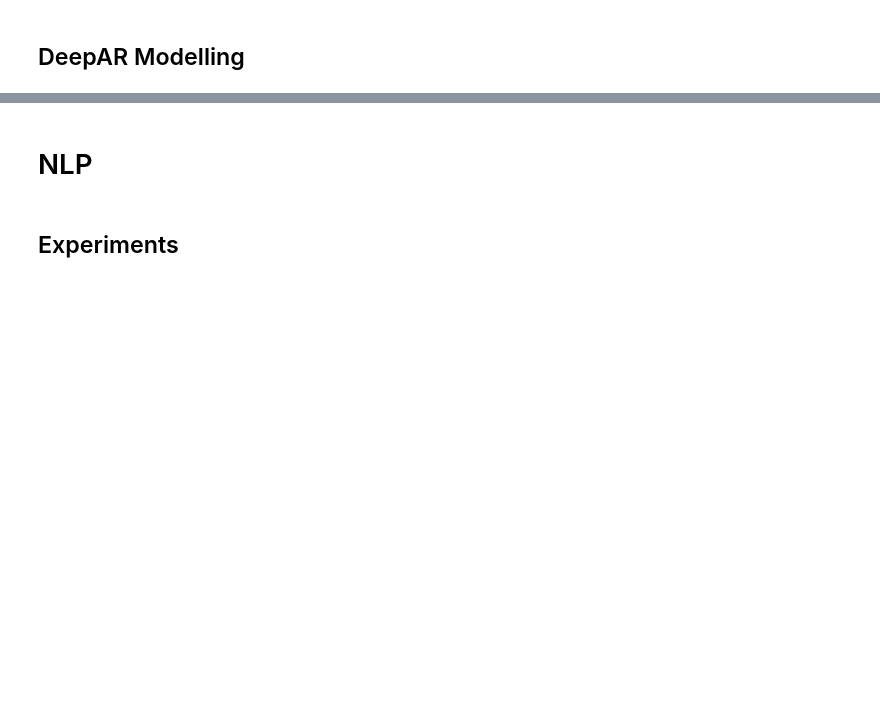
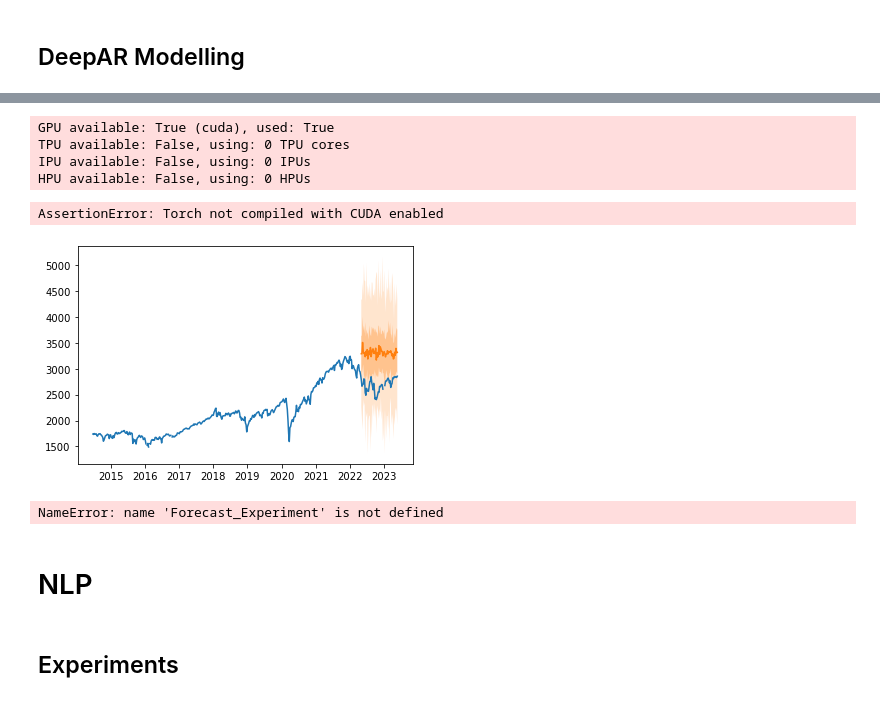
Before and after one commit to jhb300/project_submission_hai_performer, a Jupyter notebook: modelling/modelling_experimentation.ipynb, the cells around one changed output, grey strips where cells are left out. Drawn from its saved outputs; the diff is of its cells as text; code cells hidden in the pictures; blank space fills up the shorter version.

```diff
--- a/modelling/modelling_experimentation.ipynb
+++ b/modelling/modelling_experimentation.ipynb
@@ -15,10 +64,20 @@ from src.deepar_script import run_deepar_experiment
 # %%
+# Data specs
 input_paths = [
     "../data_engineering/financial_ts/indices.csv",
     "../data_engineering/financial_ts/ww_gdp.csv",
     "../data_engineering/timeseries_data/ts_dgelt_events.csv"
 ]
+target_col = 'ts_MSCI_World'
+with open('./config/past_rts_cols.json', 'r') as fp:
+    past_rts_col = json.load(fp)['version_1']
+
+# Model specs
 prediction_length=56
-num_layers=2
+num_layers=4
 hidden_size=40
-max_epochs = 400
+max_epochs = 1
+
+# Hardware specs
+accelerator = "gpu"
+devices = -1
@@ -30,3 +84,48 @@ df = run_deepar_experiment(input_paths)
+# %%
+forecasts, tss, agg_metrics = run_deepar_experiment(
+    input_paths=input_paths,
+    target_col=target_col,
+    past_rts_col=past_rts_col,
+    prediction_length=prediction_length,
+    num_layers=num_layers,
+    hidden_size=hidden_size,
+    max_epochs=max_epochs,
+    accelerator=accelerator,
+    devices=devices
+)
+# %% [output]
+GPU available: True (cuda), used: True
+TPU available: False, using: 0 TPU cores
+IPU available: False, using: 0 IPUs
+HPU available: False, using: 0 HPUs
+AssertionError: Torch not compiled with CUDA enabled
+# %%
+for ts, forecast in zip(tss, forecasts):
+    plt.plot(ts.to_timestamp())
+    forecast.plot()
+# %% [output]
+[figure, added]
+# %%
+experiment_config = Forecast_Experiment(
+    model = 'torch_deepar',
+    target = target_col,
+    past_rts_col = str(past_rts_col),
+    epochs = max_epochs,
+    prediction_length = prediction_length,
+    num_layers = num_layers,
+    hidden_size = hidden_size,
+    MASE = agg_metrics['MASE'],
+    MAPE = agg_metrics['MAPE'],
+    RMSE = agg_metrics['RMSE'],
+    wQL_10 = agg_metrics['wQuantileLoss[0.1]'],
+    wQL_50 = agg_metrics['wQuantileLoss[0.5]'],
+    wQL_90 = agg_metrics['wQuantileLoss[0.9]'],
+    avg_wQL = agg_metrics['mean_wQuantileLoss']
+)
+session.add(experiment_config)
+session.commit()
+# %% [output]
+NameError: name 'Forecast_Experiment' is not defined
 # %% [markdown]
 # NLP
 # %% [markdown]
```
Also changed, not shown: parts of 9 cells of this notebook, 1 other file.
